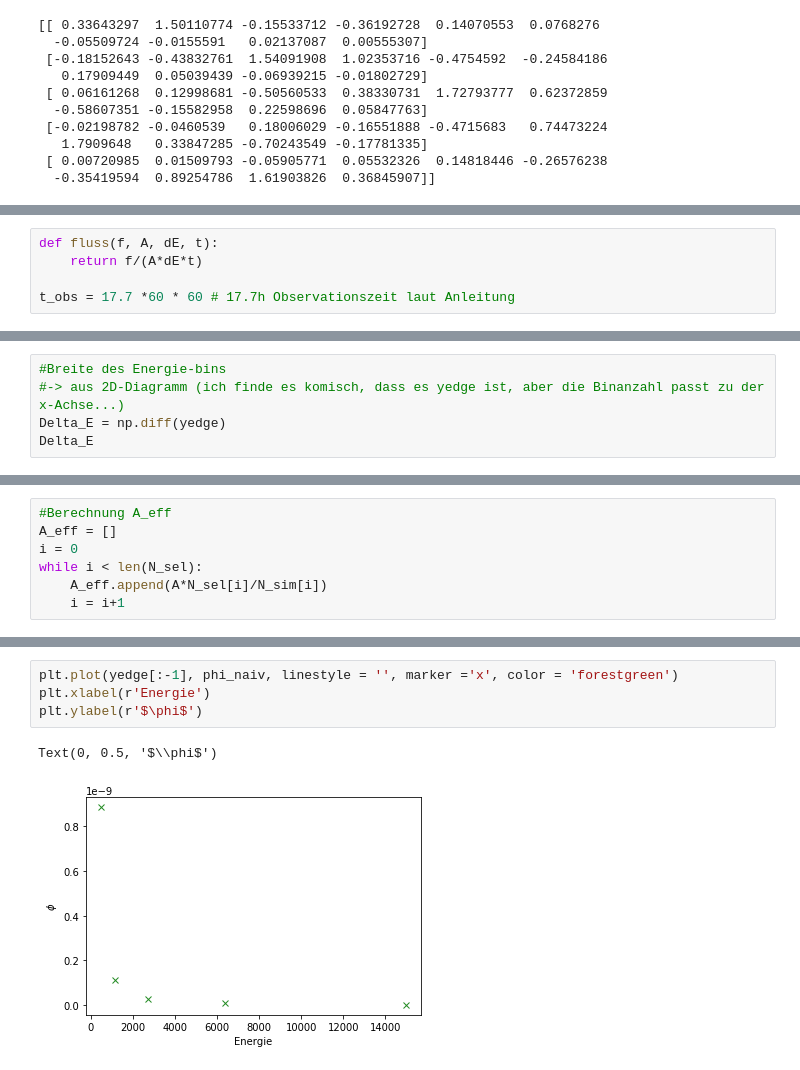
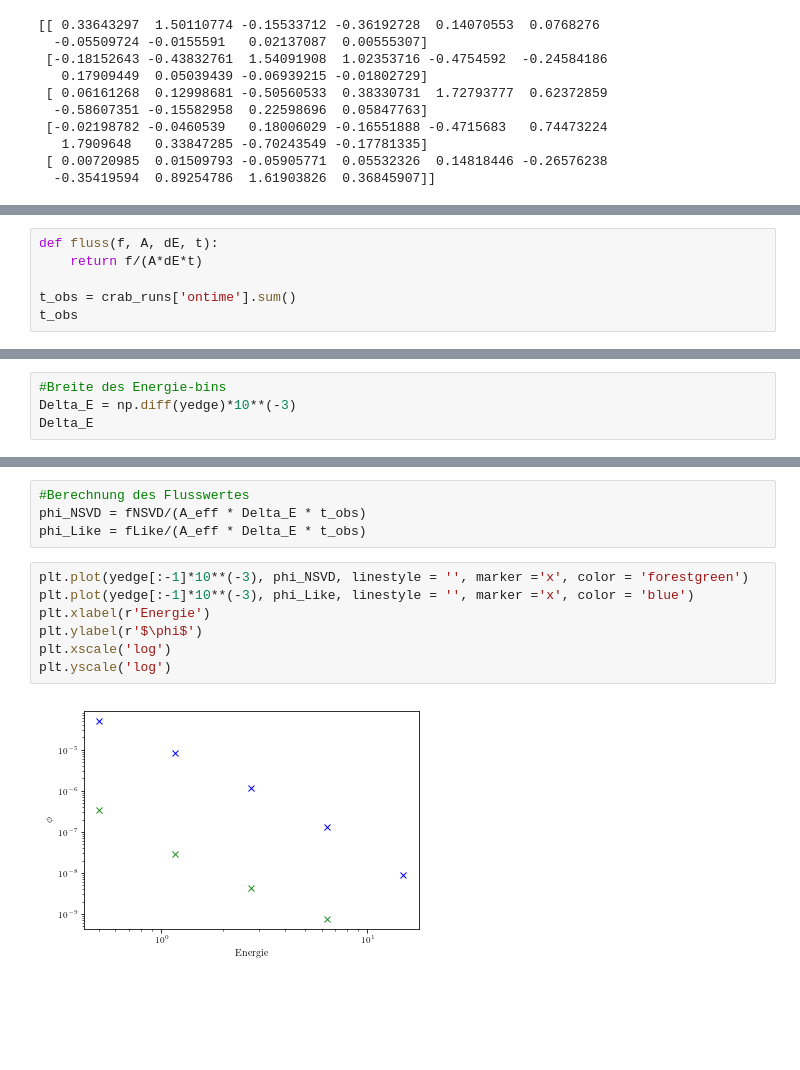
Before and after one commit to Ninilini/FP_Teilchen, a Jupyter notebook: FACT/plots/data_reading.ipynb, the cells around one changed output, grey strips where cells are left out. Drawn from its saved outputs; the diff is of its cells as text; blank space fills up the shorter version.

```diff
--- a/FACT/plots/data_reading.ipynb
+++ b/FACT/plots/data_reading.ipynb
@@ -253,4 +247,5 @@ print(fent)
 def fluss(f, A, dE, t):
     return f/(A*dE*t)
 
-t_obs = 17.7 *60 * 60 # 17.7h Observationszeit laut Anleitung
+t_obs = crab_runs['ontime'].sum()
+t_obs
@@ -257,6 +254,5 @@ t_obs = 17.7 *60 * 60 # 17.7h Observationszeit laut Anleitung
 # %%
 #Breite des Energie-bins
-#-> aus 2D-Diagramm (ich finde es komisch, dass es yedge ist, aber die Binanzahl passt zu der x-Achse...)
-Delta_E = np.diff(yedge)
+Delta_E = np.diff(yedge)*10**(-3)
 Delta_E
 # %% [output]
@@ -304,7 +259,0 @@ N_sim
-# %%
-#Berechnung A_eff
-A_eff = []
-i = 0
-while i < len(N_sel):
-    A_eff.append(A*N_sel[i]/N_sim[i])
-    i = i+1
@@ -321,7 +282,13 @@ while i < len(f_naiv):
+# %%
+#Berechnung des Flusswertes
+phi_NSVD = fNSVD/(A_eff * Delta_E * t_obs)
+phi_Like = fLike/(A_eff * Delta_E * t_obs)
 # %%
-plt.plot(yedge[:-1], phi_naiv, linestyle = '', marker ='x', color = 'forestgreen')
+plt.plot(yedge[:-1]*10**(-3), phi_NSVD, linestyle = '', marker ='x', color = 'forestgreen')
+plt.plot(yedge[:-1]*10**(-3), phi_Like, linestyle = '', marker ='x', color = 'blue')
 plt.xlabel(r'Energie')
 plt.ylabel(r'$\phi$')
+plt.xscale('log')
+plt.yscale('log')
 # %% [output]
-Text(0, 0.5, '$\\phi$')
-[figure, old version]
+[figure, new version]
```
Also changed, not shown: parts of 17 cells of this notebook.
